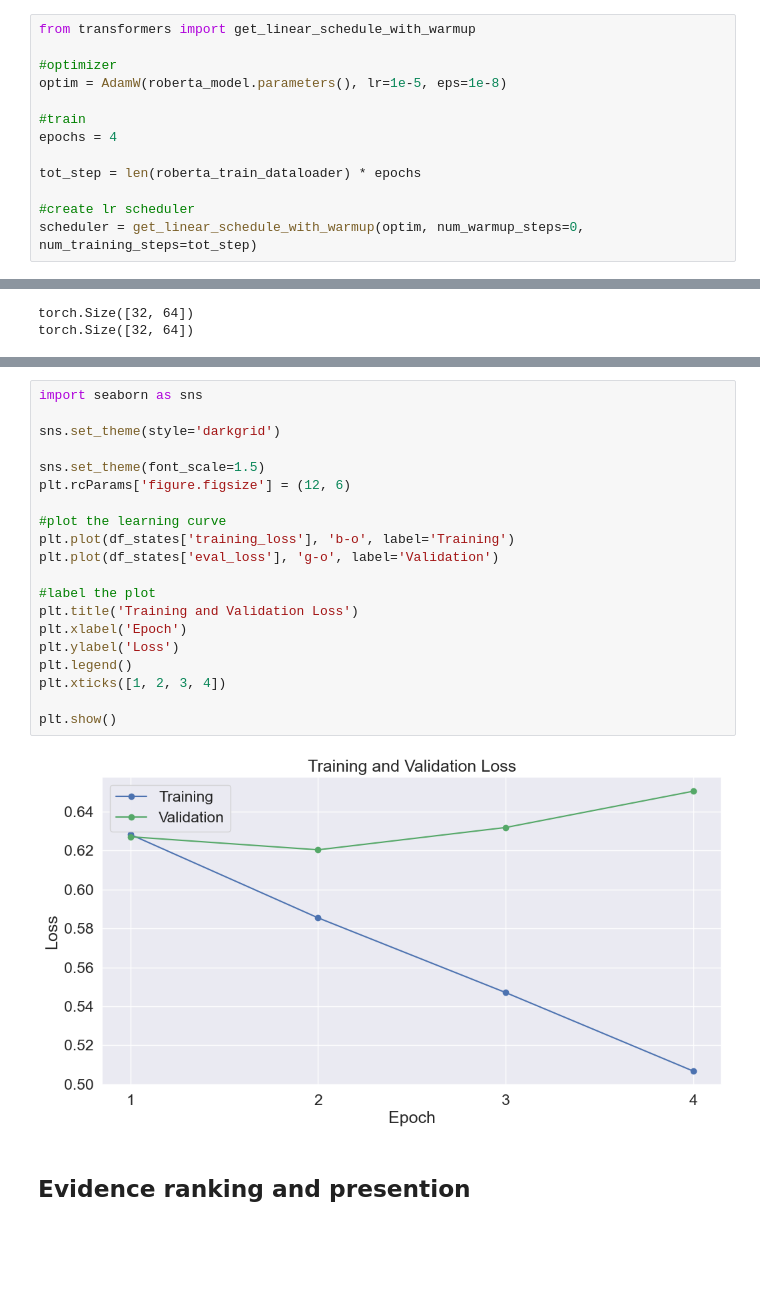
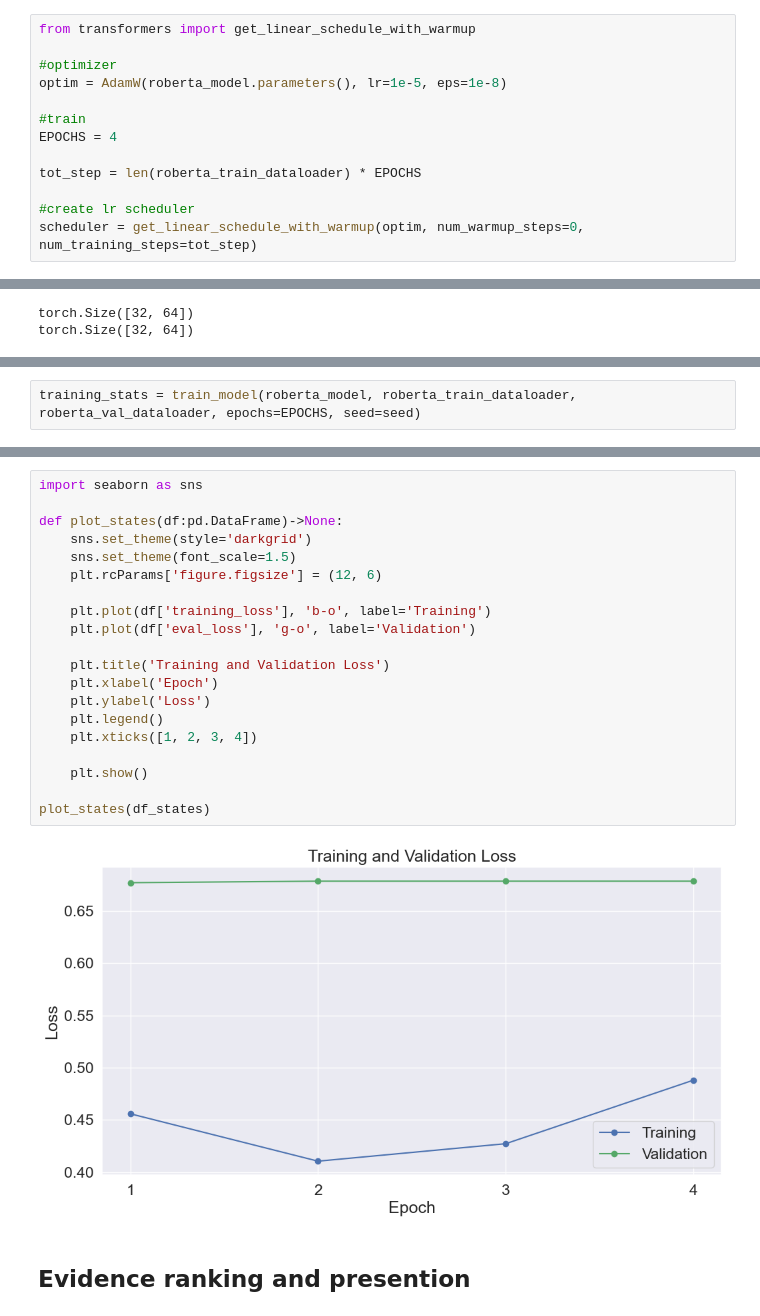
Before and after one commit to phon1e/phon1e, a Jupyter notebook: NLP/main_module/TEST01.ipynb, the cells around one changed output, grey strips where cells are left out. Cells and saved outputs as stored; diff of their text form; blank space fills up the shorter version.

```diff
--- a/NLP/main_module/TEST01.ipynb
+++ b/NLP/main_module/TEST01.ipynb
@@ -844,9 +846,9 @@ from transformers import get_linear_schedule_with_warmup
 optim = AdamW(roberta_model.parameters(), lr=1e-5, eps=1e-8)
 
 #train
-epochs = 4
+EPOCHS = 4
 
-tot_step = len(roberta_train_dataloader) * epochs
+tot_step = len(roberta_train_dataloader) * EPOCHS
 
 #create lr scheduler
 scheduler = get_linear_schedule_with_warmup(optim, num_warmup_steps=0, num_training_steps=tot_step)
@@ -1023,0 +1030,2 @@ training_stats
+# %%
+training_stats = train_model(roberta_model, roberta_train_dataloader, roberta_val_dataloader, epochs=EPOCHS, seed=seed)
@@ -1039,25 +1065,25 @@ df_states
 # %%
 import seaborn as sns
 
-sns.set_theme(style='darkgrid')
+def plot_states(df:pd.DataFrame)->None:
+    sns.set_theme(style='darkgrid')
+    sns.set_theme(font_scale=1.5)
+    plt.rcParams['figure.figsize'] = (12, 6)
 
-sns.set_theme(font_scale=1.5)
-plt.rcParams['figure.figsize'] = (12, 6)
+    plt.plot(df['training_loss'], 'b-o', label='Training')
+    plt.plot(df['eval_loss'], 'g-o', label='Validation')
 
-#plot the learning curve
-plt.plot(df_states['training_loss'], 'b-o', label='Training')
-plt.plot(df_states['eval_loss'], 'g-o', label='Validation')
+    plt.title('Training and Validation Loss')
+    plt.xlabel('Epoch')
+    plt.ylabel('Loss')
+    plt.legend()
+    plt.xticks([1, 2, 3, 4])
 
-#label the plot
-plt.title('Training and Validation Loss')
-plt.xlabel('Epoch')
-plt.ylabel('Loss')
-plt.legend()
-plt.xticks([1, 2, 3, 4])
+    plt.show()
 
-plt.show()
+plot_states(df_states)
 # %% [output]
-[figure, old version]
+[figure, new version]
 # %% [markdown]
 ## Evidence ranking and presention
 # %%
```
Also changed, not shown: parts of 11 cells of this notebook, 4 other files.
